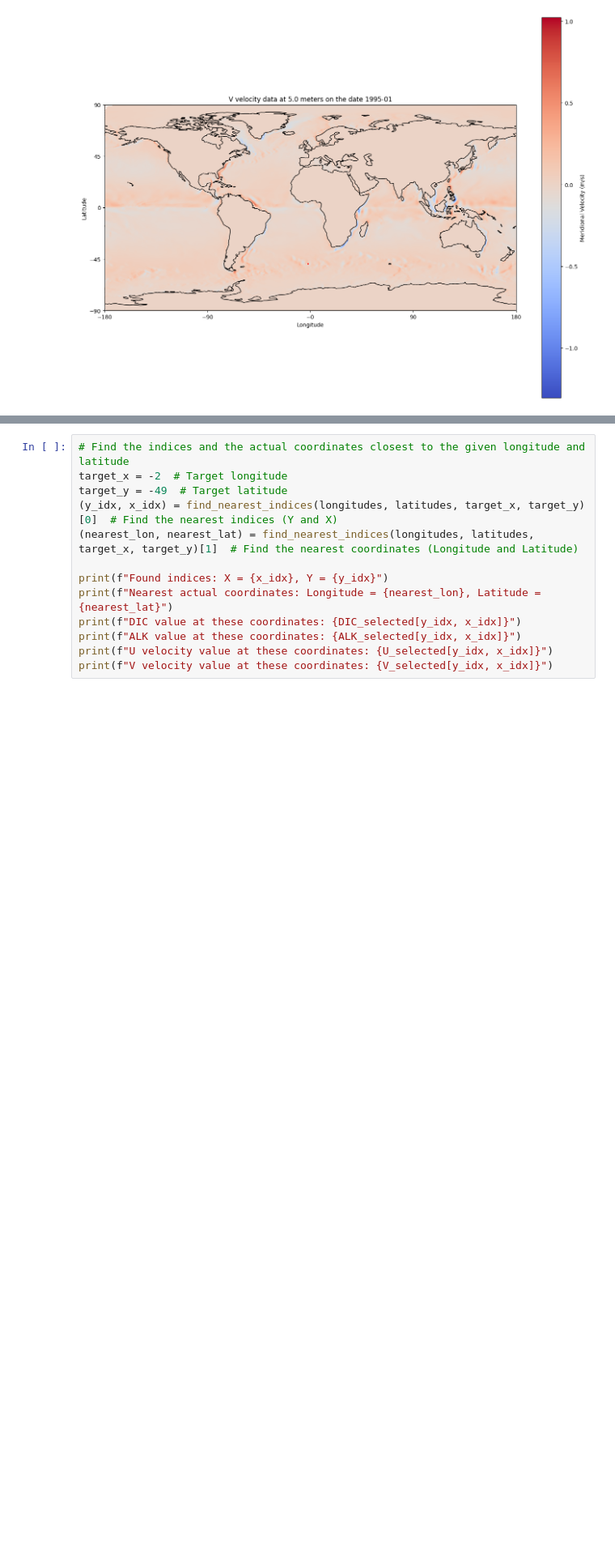
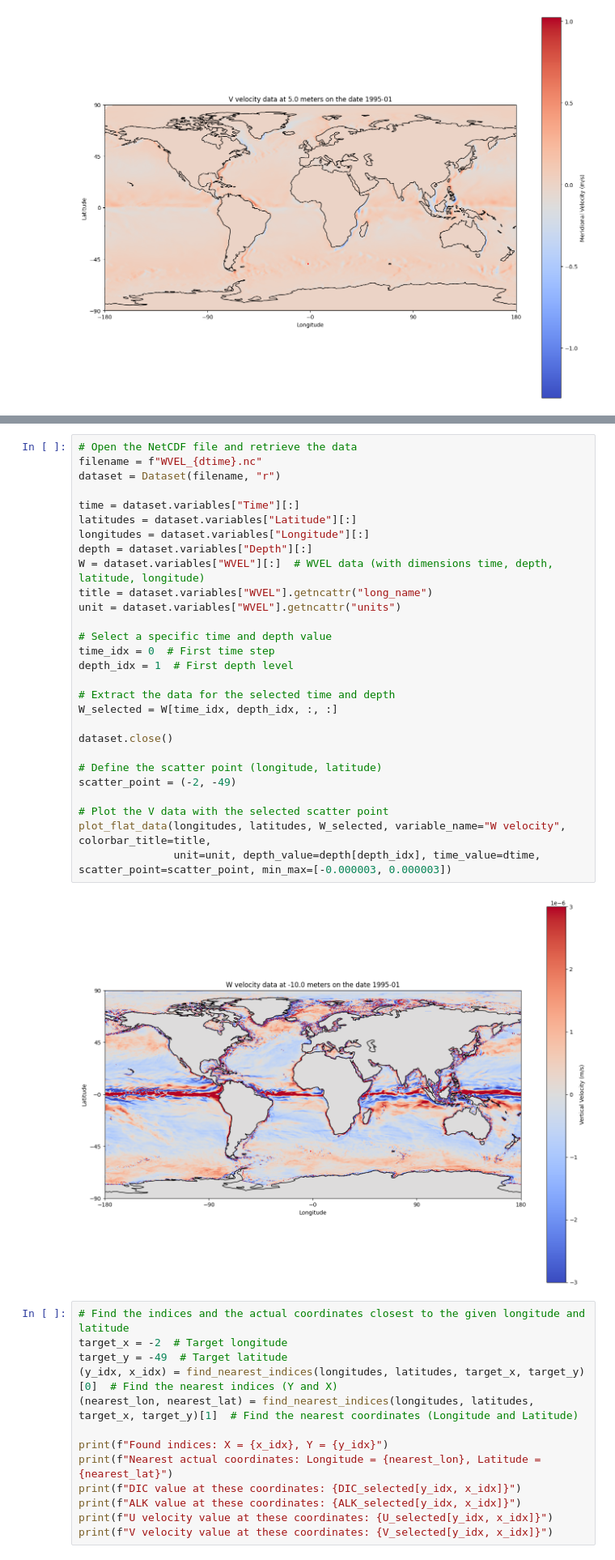
Before and after one commit to ocebousquet/rapid_mCDR_horizontal, a Jupyter notebook: DatasLLC270/read-create_LLC270data.ipynb, the cells around one changed output, grey strips where cells are left out. Shown at 81% size. Cells and saved outputs as stored; diff of their text form; blank space fills up the shorter version.

Commit message:
Add code to create a NetCDF file for W velocity

```diff
--- a/DatasLLC270/read-create_LLC270data.ipynb
+++ b/DatasLLC270/read-create_LLC270data.ipynb
@@ -507,3 +534,33 @@ plot_flat_data(longitudes, latitudes, V_selected, variable_name="V velocity", co
+# %%
+# Open the NetCDF file and retrieve the data
+filename = f"WVEL_{dtime}.nc"
+dataset = Dataset(filename, "r")
+
+time = dataset.variables["Time"][:]
+latitudes = dataset.variables["Latitude"][:]
+longitudes = dataset.variables["Longitude"][:]
+depth = dataset.variables["Depth"][:]
+W = dataset.variables["WVEL"][:]  # WVEL data (with dimensions time, depth, latitude, longitude)
+title = dataset.variables["WVEL"].getncattr("long_name")
+unit = dataset.variables["WVEL"].getncattr("units")
+
+# Select a specific time and depth value
+time_idx = 0  # First time step
+depth_idx = 1  # First depth level
+
+# Extract the data for the selected time and depth
+W_selected = W[time_idx, depth_idx, :, :]
+
+dataset.close()
+
+# Define the scatter point (longitude, latitude)
+scatter_point = (-2, -49)
+
+# Plot the V data with the selected scatter point
+plot_flat_data(longitudes, latitudes, W_selected, variable_name="W velocity", colorbar_title=title,
+               unit=unit, depth_value=depth[depth_idx], time_value=dtime, scatter_point=scatter_point, min_max=[-0.000003, 0.000003])
+# %% [output]
+[figure, added]
 # %%
 # Find the indices and the actual coordinates closest to the given longitude and latitude
 target_x = -2  # Target longitude
```
Also changed, not shown: parts of 9 cells of this notebook, 2 other files.
